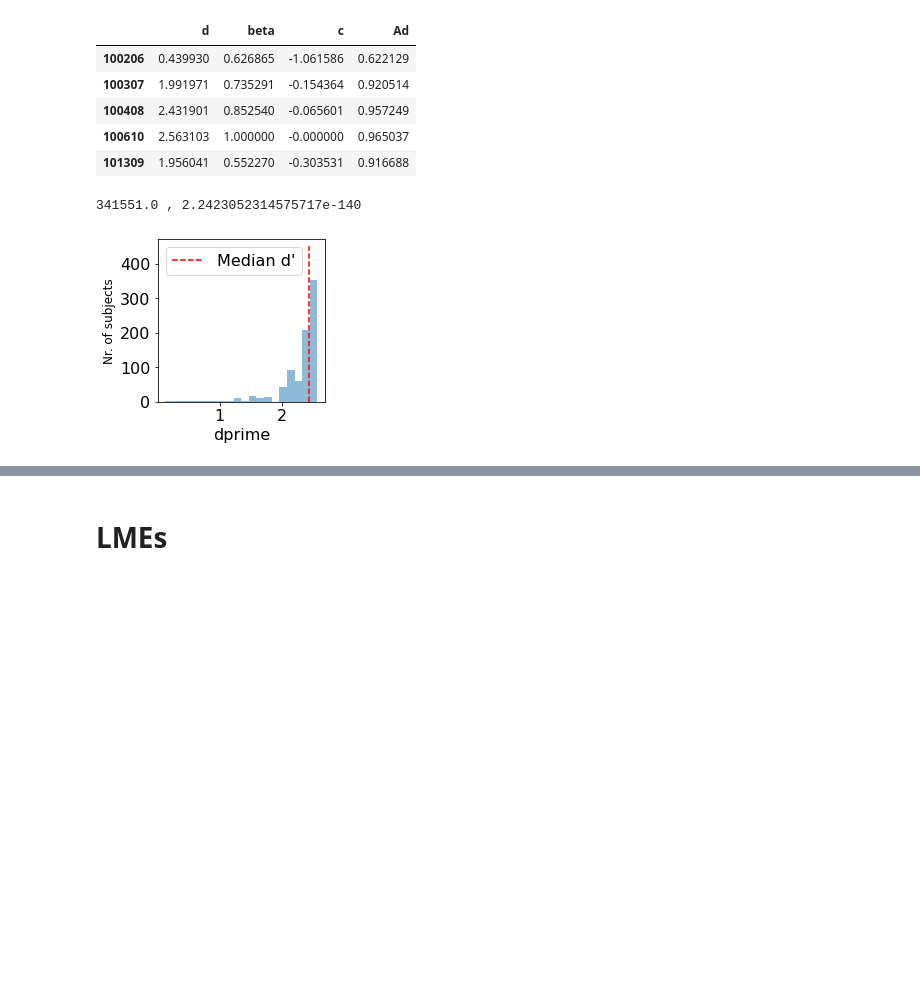
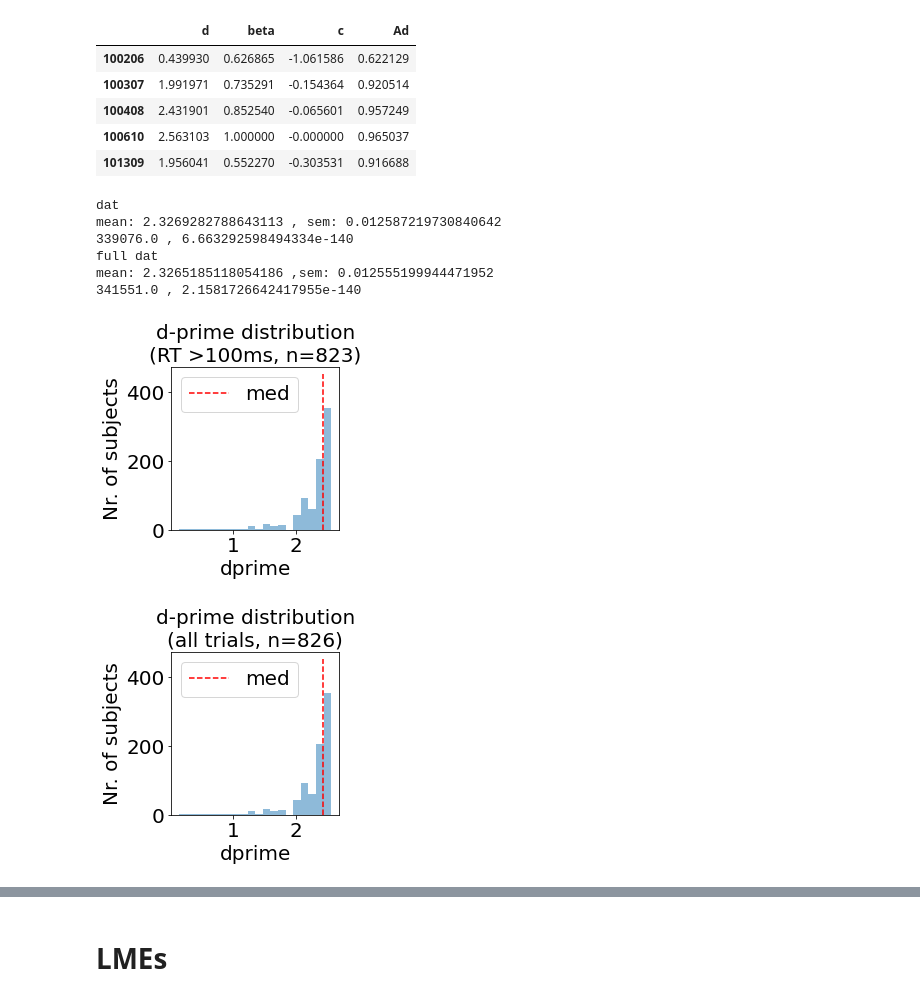
Before and after one commit to rvarrier/HCP_socialtask_analysis, a Jupyter notebook: behavioral/code/HCP_BehavioralData_main_analyses.ipynb, the cells around one changed output, grey strips where cells are left out. Drawn from its saved outputs; the diff is of its cells as text; code cells hidden in the pictures; blank space fills up the shorter version.

```diff
--- a/behavioral/code/HCP_BehavioralData_main_analyses.ipynb
+++ b/behavioral/code/HCP_BehavioralData_main_analyses.ipynb
@@ -429,3 +651,11 @@ def SDT(hits, misses, fas, crs):
     out['Ad'] = norm.cdf(out['d'] / math.sqrt(2))
 
     return(out)
+# %%
+#creating a matrix of hits, FAs, FNs and CRs per subject
+
+matrix = data_sure.groupby(["subj_idx", "stim"])["response"].value_counts().unstack().fillna(0) #/n_trials
+matrix.head(10)
+
+matrix_fullDat = data_sure_fullDat.groupby(["subj_idx", "stim"])["response"].value_counts().unstack().fillna(0) #/n_trials
+matrix_fullDat.head(10)
@@ -460,4 +821,4 @@ sdt_data.head()
 # %%
 #invoke the SDT functions + sample results for subj1
-s = 0
-SDT(sdt_data["hits"].iloc[s], sdt_data["misses"].iloc[s], sdt_data["false_alarms"].iloc[s], sdt_data["correct_rejects"].iloc[s])
+#s = 0
+#SDT(sdt_data_movies["hits"].iloc[s], sdt_data_movies["misses"].iloc[s], sdt_data_movies["false_alarms"].iloc[s], sdt_data_movies["correct_rejects"].iloc[s])
@@ -474,6 +832,14 @@ for s, subj in enumerate(sdt_data.index.values):
 
 sdt_measures = pd.DataFrame.from_dict(results, orient="index")
 sdt_measures.head()
+
+results_fullDat = {}
+for s, subj in enumerate(sdt_data_fullDat.index.values):
+    results_fullDat[subj] = SDT(sdt_data_fullDat["hits"].iloc[s], sdt_data_fullDat["misses"].iloc[s], \
+        sdt_data_fullDat["false_alarms"].iloc[s], sdt_data_fullDat["correct_rejects"].iloc[s])
+
+sdt_measures_fullDat = pd.DataFrame.from_dict(results_fullDat, orient="index")
+sdt_measures_fullDat.head()
 # %% [output]
 |  | d | beta | c | Ad |
 | 100206 | 0.439930 | 0.626865 | -1.061586 | 0.622129 |
@@ -483,17 +849,41 @@ sdt_measures.head()
 | 101309 | 1.956041 | 0.552270 | -0.303531 | 0.916688 |
 # %%
 # Plotting the distributions of dprimes and criteria across subjects
-# second figure used in the OHBM poster and paper  (1b)
+# second figure used in the OHBM poster and paper  (1b) - this or criterion?
+# not defined  this for the fulldata version
+
+# for the reviewer in revision 1
 plt.figure(1,figsize =(3,3))
 sdt_measures['d'].hist(bins=20, alpha = 0.5)
-plt.plot(np.zeros((10,1))+np.median(sdt_measures['d']), np.arange(0,500,50), 'r', linestyle = 'dashed',label = "Median d'")
+plt.plot(np.zeros((10,1))+np.median(sdt_measures['d']), np.arange(0,500,50), 'r', linestyle = 'dashed',label = "med")
+plt.title('d-prime distribution\n(RT >100ms, n=823)')
 plt.grid(None)
-plt.ylabel('Nr. of subjects', fontsize = 12)
+plt.ylabel('Nr. of subjects')
 plt.xlabel("dprime")
 plt.legend()
 
+print('dat\nmean:', sdt_measures['d'].mean(), ', sem:', sdt_measures['d'].sem()) # for the reviewer in revision 1
 std,pdprime = stats.wilcoxon(sdt_measures['d'], alternative = 'greater') # non parametric alternative to one-sample ttest
 print(std,',',pdprime)
+
+plt.figure(2,figsize =(3,3))
+sdt_measures_fullDat['d'].hist(bins=20, alpha = 0.5)
+plt.plot(np.zeros((10,1))+np.median(sdt_measures_fullDat['d']), np.arange(0,500,50), 'r', linestyle = 'dashed',label = "med")
+plt.title('d-prime distribution\n(all trials, n=826)')
+plt.grid(None)
+plt.ylabel('Nr. of subjects')
+plt.xlabel("dprime")
+plt.legend()
+
+print('full dat\nmean:',sdt_measures_fullDat['d'].mean(), ',sem:', sdt_measures_fullDat['d'].sem()) # for the reviewer in revision 1
+std,pdprime = stats.wilcoxon(sdt_measures_fullDat['d'], alternative = 'greater') # non parametric alternative to one-sample ttest
+print(std,',',pdprime)
 # %% [output]
-341551.0 , 2.2423052314575717e-140
+dat
+mean: 2.3269282788643113 , sem: 0.012587219730840642
+339076.0 , 6.663292598494334e-140
+full dat
+mean: 2.3265185118054186 ,sem: 0.012555199944471952
+341551.0 , 2.1581726642417955e-140
-[figure, old version]
+[figure, new version]
+[figure, added]
```
Also changed, not shown: parts of 120 cells of this notebook, 29 other files.
